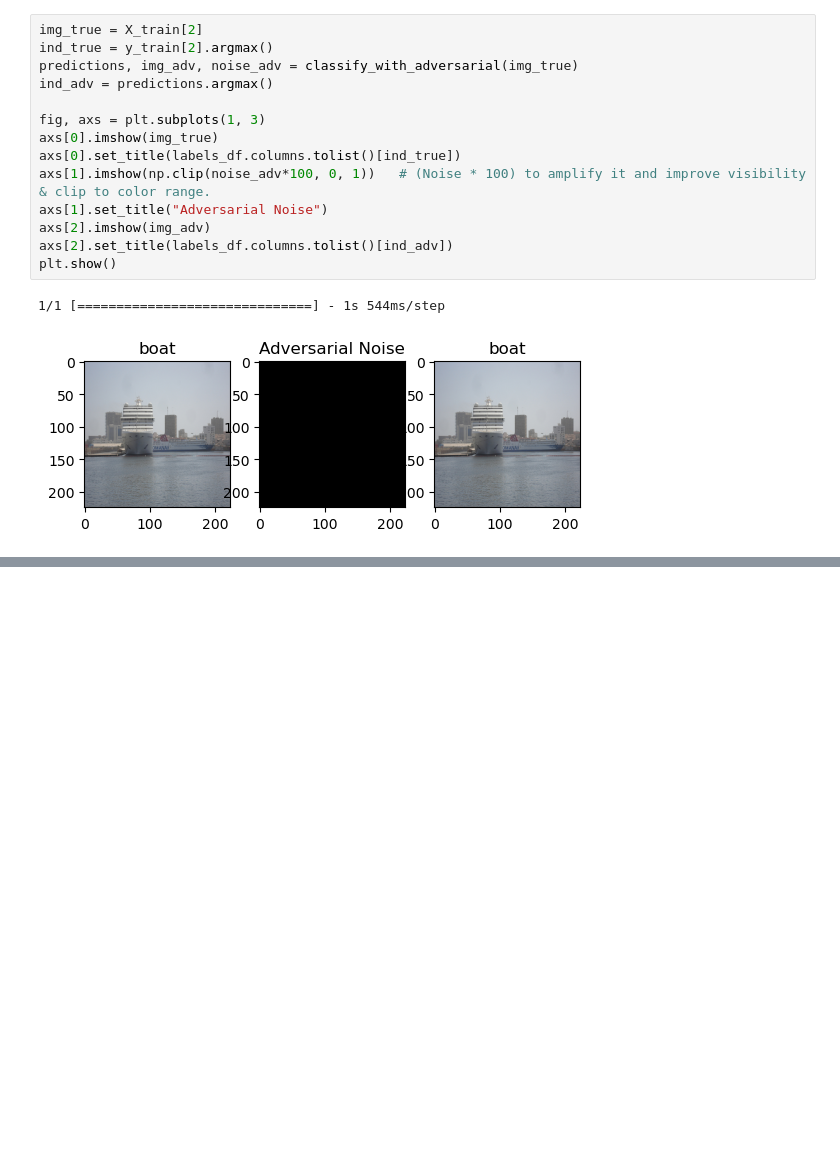
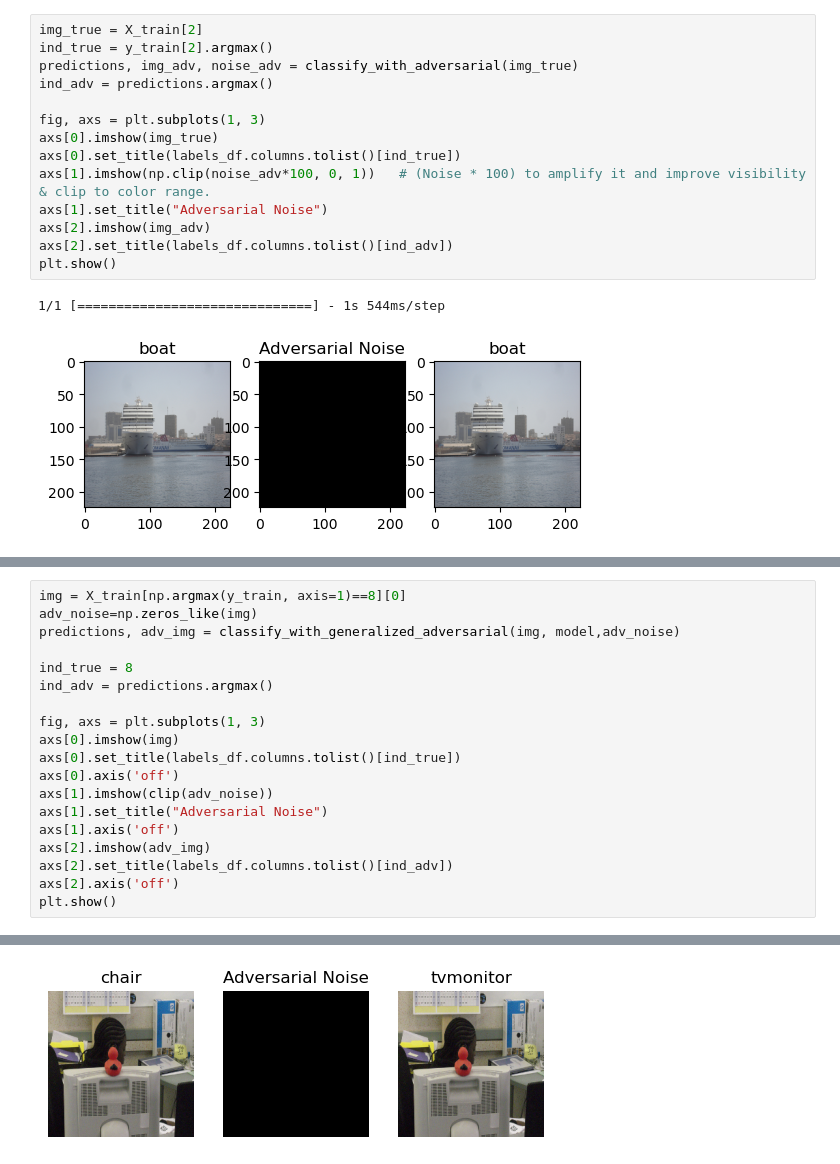
Before and after one commit to xEluaS/Computer_Vision_Group_Assignment_2, a Jupyter notebook: adversarial_attack.ipynb, the cells around one changed output, grey strips where cells are left out. Cells and saved outputs as stored; diff of their text form; blank space fills up the shorter version.

```diff
--- a/adversarial_attack.ipynb
+++ b/adversarial_attack.ipynb
@@ -253,0 +519,20 @@ plt.show()
+# %%
+img = X_train[np.argmax(y_train, axis=1)==8][0]
+adv_noise=np.zeros_like(img)
+predictions, adv_img = classify_with_generalized_adversarial(img, model,adv_noise)
+
+ind_true = 8
+ind_adv = predictions.argmax()
+
+fig, axs = plt.subplots(1, 3)
+axs[0].imshow(img)
+axs[0].set_title(labels_df.columns.tolist()[ind_true])
+axs[0].axis('off')
+axs[1].imshow(clip(adv_noise))
+axs[1].set_title("Adversarial Noise")
+axs[1].axis('off')
+axs[2].imshow(adv_img)
+axs[2].set_title(labels_df.columns.tolist()[ind_adv])
+axs[2].axis('off')
+plt.show()
+# %% [output]
@@ -253,0 +540 @@ plt.show()
+[figure, added]
```
Also changed, not shown: parts of 19 cells of this notebook.
